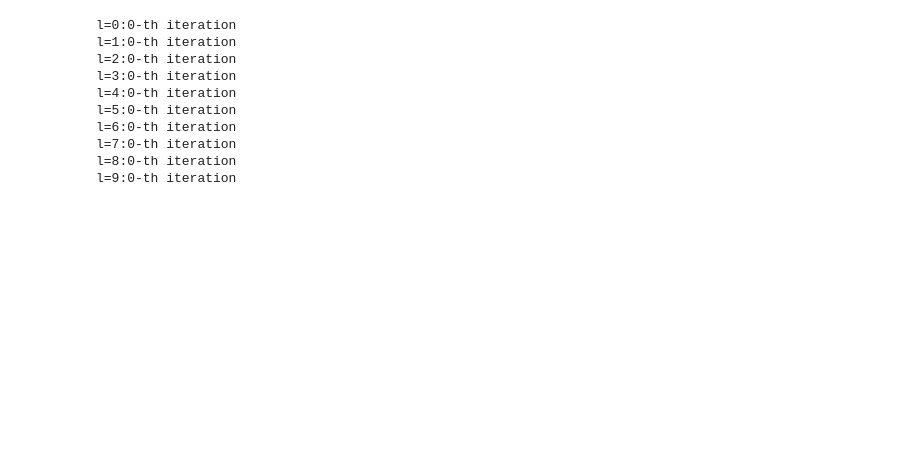
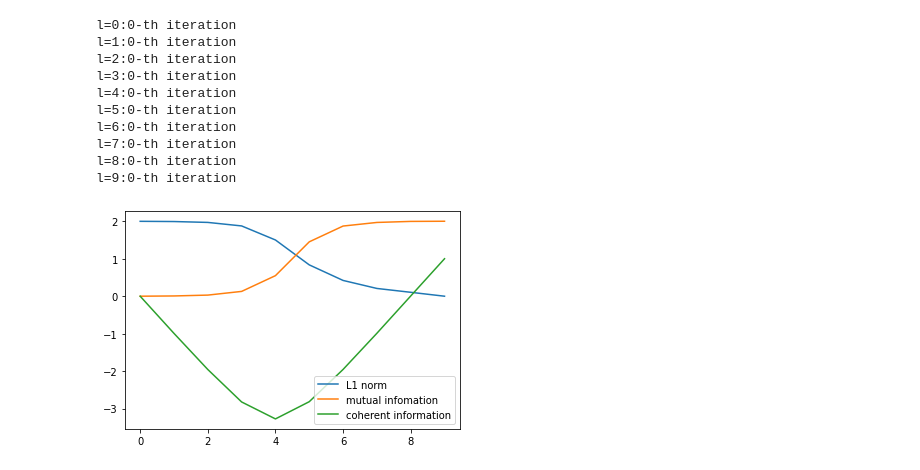
Before and after one commit to masayoshi64/physics-seminar-2021-poster, a Jupyter notebook: hayden_preskill_blackhole.ipynb, the cells around one changed output. Drawn from its saved outputs; the diff is of its cells as text; code cells hidden in the pictures; blank space fills up the shorter version.

Commit message:
improve plot_data, save_data and load_data

```diff
--- a/hayden_preskill_blackhole.ipynb
+++ b/hayden_preskill_blackhole.ipynb
@@ -108,30 +120,45 @@ def simulate(model, l_max, iter_num):
             data_CI[l][i] = model.CI(l)
             model.reset()
     return data_L1, data_MI, data_CI
+
+# iter_num = 1だとバグるかも
 def plot_data(data):
     fig = plt.figure()
     ax = fig.add_subplot()
-    ax.plot(np.average(data, axis=1))
+    ax.plot(np.average(data[0], axis=1), label='L1 norm')
+    ax.plot(np.average(data[1], axis=1), label='mutual infomation')
+    ax.plot(np.average(data[2], axis=1), label='coherent information')
+    ax.legend(loc='lower right')
     return fig
+
 def save_data(data, path):
-    np.savetxt("data/"+path, data, delimiter=',')
-def load_data(data, path):
-    np.loadtxt("data/"+path, data, delimiter=',')
+    np.savetxt("data/"+path+"/data_L1.csv", data[0], delimiter=',')
+    np.savetxt("data/"+path+"/data_MI.csv", data[1], delimiter=',')
+    np.savetxt("data/"+path+"/data_CI.csv", data[2], delimiter=',')
+
+def load_data(path):
+    return [np.loadtxt("data/"+path+"/data_L1.csv", delimiter=','),
+            np.loadtxt("data/"+path+"/data_MI.csv", delimiter=','),
+            np.loadtxt("data/"+path+"/data_CI.csv", delimiter=',')]
 # %%
-#experiment 1
+# experiment 1
+# haar random unitary
 n, k = 9, 1
 l_max = 9
-iter_num = 5
+iter_num = 2
 model = YoungBlackHole(n, k, 'haar')
-data_L1, data_MI, data_CI = simulate(model, l_max, iter_num)
+data = simulate(model, l_max, iter_num)
+save_data(data, "experiment1")
+fig = plot_data(data)
 # %% [output]
 l=0:0-th iteration
 l=1:0-th iteration
 l=2:0-th iteration
 l=3:0-th iteration
 l=4:0-th iteration
 l=5:0-th iteration
 l=6:0-th iteration
 l=7:0-th iteration
 l=8:0-th iteration
 l=9:0-th iteration
+[figure, added]
```
Also changed, not shown: parts of 1 cell of this notebook.
